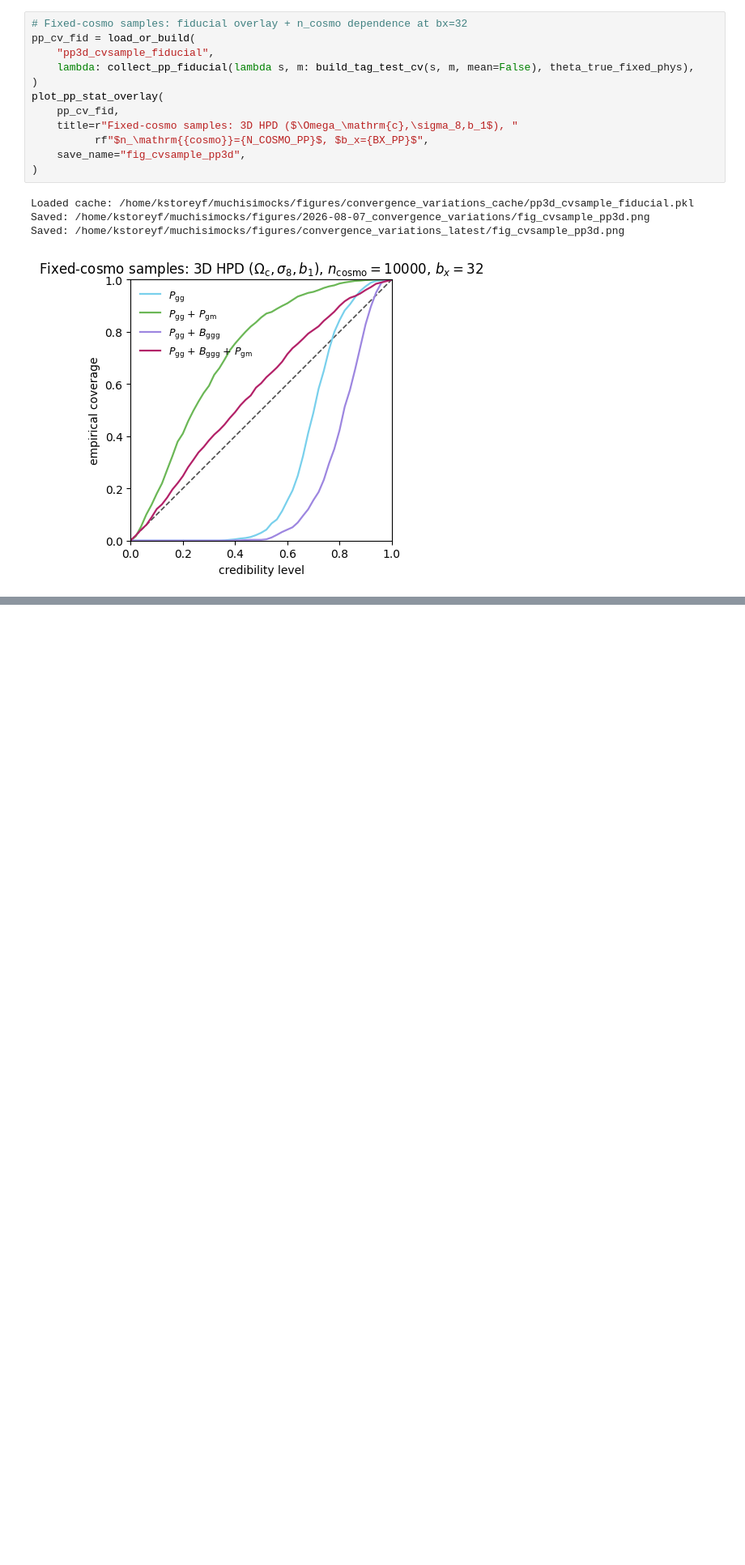
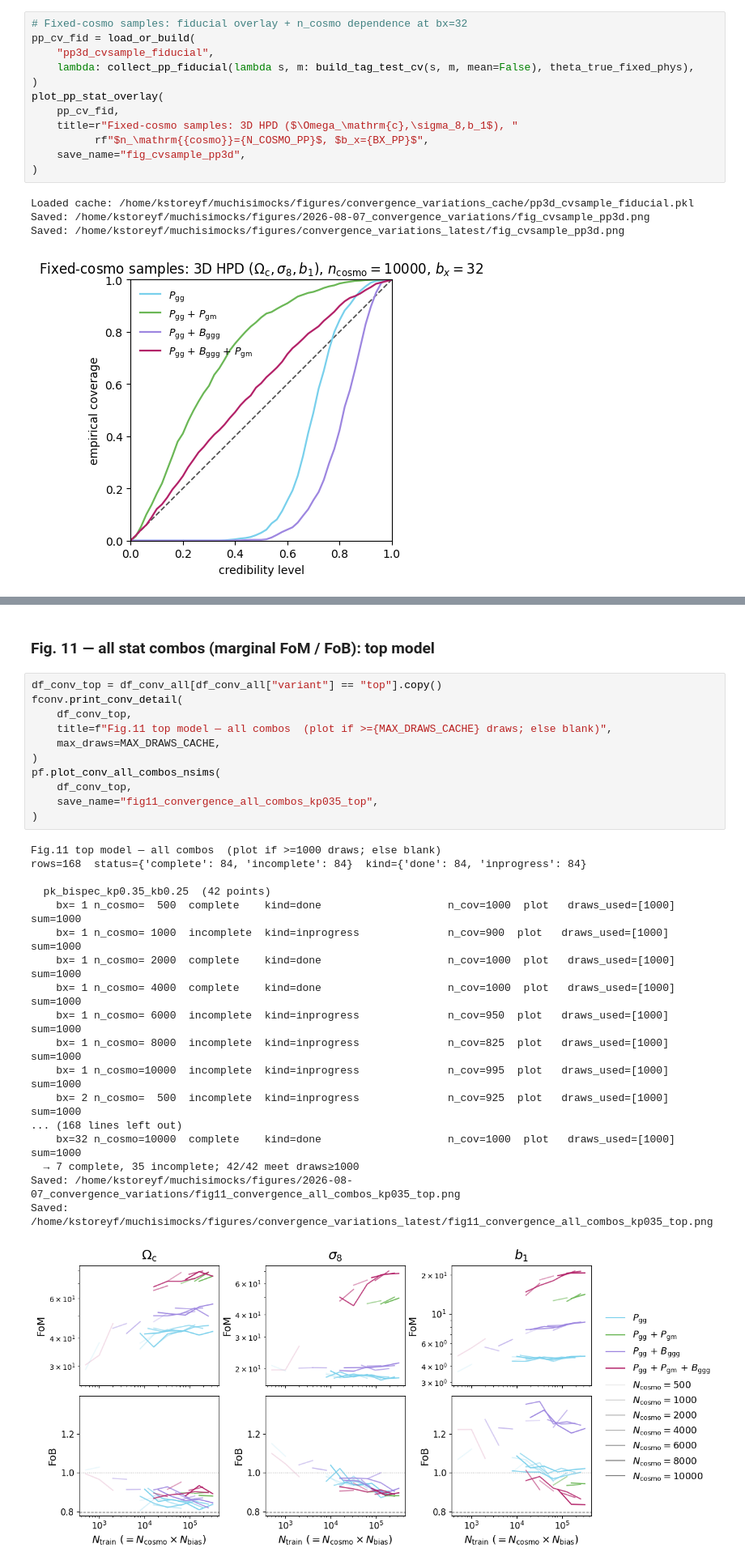
Before and after one commit to kstoreyf/muchisimocks, a Jupyter notebook: notebooks/2026-08-07_convergence_variations.ipynb, the cells around one changed output, grey strips where cells are left out. Shown at 81% size. Drawn from its saved outputs; the diff is of its cells as text; blank space fills up the shorter version.

```diff
--- a/notebooks/2026-08-07_convergence_variations.ipynb
+++ b/notebooks/2026-08-07_convergence_variations.ipynb
@@ -1284,0 +1491,32 @@ Saved: /home/kstoreyf/muchisimocks/figures/convergence_variations_latest/fig_cvs
+# %% [markdown]
+### Fig. 11 — all stat combos (marginal FoM / FoB): top model
+# %%
+df_conv_top = df_conv_all[df_conv_all["variant"] == "top"].copy()
+fconv.print_conv_detail(
+    df_conv_top,
+    title=f"Fig.11 top model — all combos  (plot if >={MAX_DRAWS_CACHE} draws; else blank)",
+    max_draws=MAX_DRAWS_CACHE,
+)
+pf.plot_conv_all_combos_nsims(
+    df_conv_top,
+    save_name="fig11_convergence_all_combos_kp035_top",
+)
+# %% [output]
+Fig.11 top model — all combos  (plot if >=1000 draws; else blank)
+rows=168  status={'complete': 84, 'incomplete': 84}  kind={'done': 84, 'inprogress': 84}
+
+  pk_bispec_kp0.35_kb0.25  (42 points)
+    bx= 1 n_cosmo=  500  complete    kind=done                    n_cov=1000  plot   draws_used=[1000] sum=1000
+    bx= 1 n_cosmo= 1000  incomplete  kind=inprogress              n_cov=900  plot   draws_used=[1000] sum=1000
+    bx= 1 n_cosmo= 2000  complete    kind=done                    n_cov=1000  plot   draws_used=[1000] sum=1000
+    bx= 1 n_cosmo= 4000  complete    kind=done                    n_cov=1000  plot   draws_used=[1000] sum=1000
+    bx= 1 n_cosmo= 6000  incomplete  kind=inprogress              n_cov=950  plot   draws_used=[1000] sum=1000
+    bx= 1 n_cosmo= 8000  incomplete  kind=inprogress              n_cov=825  plot   draws_used=[1000] sum=1000
+    bx= 1 n_cosmo=10000  incomplete  kind=inprogress              n_cov=995  plot   draws_used=[1000] sum=1000
+    bx= 2 n_cosmo=  500  incomplete  kind=inprogress              n_cov=925  plot   draws_used=[1000] sum=1000
+... (168 lines left out)
+    bx=32 n_cosmo=10000  complete    kind=done                    n_cov=1000  plot   draws_used=[1000] sum=1000
+  → 7 complete, 35 incomplete; 42/42 meet draws≥1000
+Saved: /home/kstoreyf/muchisimocks/figures/2026-08-07_convergence_variations/fig11_convergence_all_combos_kp035_top.png
+Saved: /home/kstoreyf/muchisimocks/figures/convergence_variations_latest/fig11_convergence_all_combos_kp035_top.png
+[figure, added]
```
Also changed, not shown: parts of 28 cells of this notebook, 10 other files.
